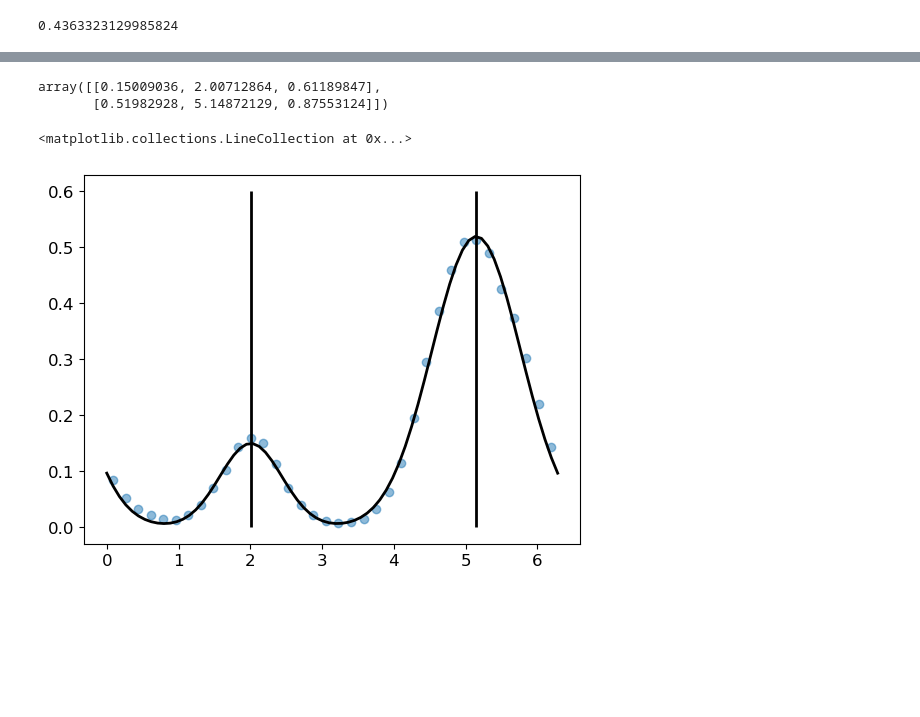
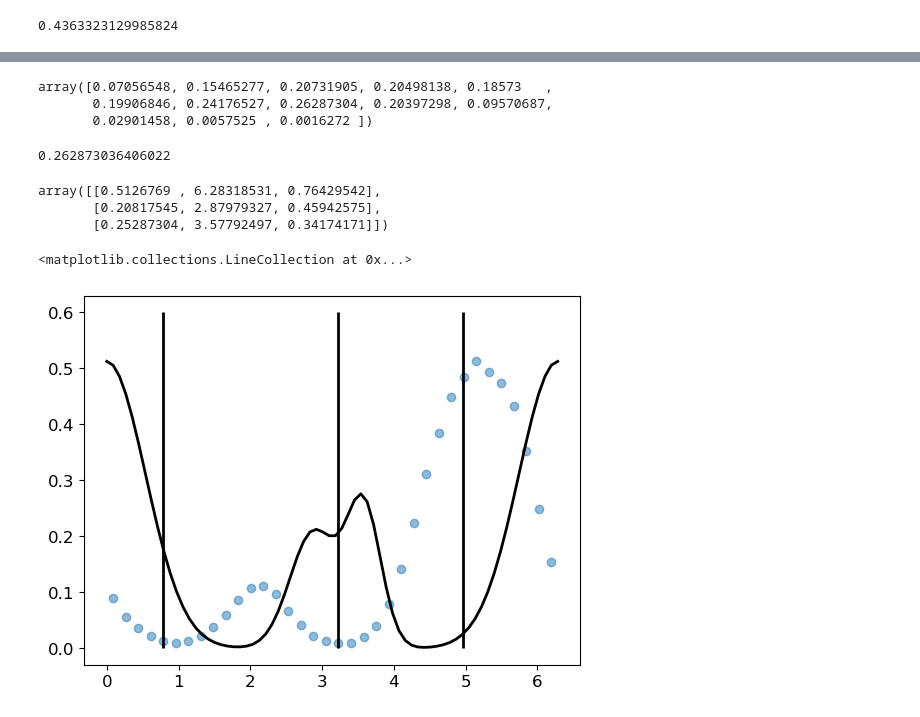
Before and after one commit to rinikerlab/TorsionAngularBinStrings, a Jupyter notebook: Demos/TestingNewAPI.ipynb, the cells around one changed output, grey strips where cells are left out. Drawn from its saved outputs; the diff is of its cells as text; code cells hidden in the pictures; blank space fills up the shorter version.

```diff
--- a/Demos/TestingNewAPI.ipynb
+++ b/Demos/TestingNewAPI.ipynb
@@ -75,7 +75,7 @@ torInfo.torsionTypes
  <TorsionType.SMALL_RING: 2>,
  <TorsionType.SMALL_RING: 2>]
 # %%
-customProfiles = GetTorsionProfilesFromMDTraj(md.load("../Data/CustomTABS/conformational_ensemble_smiles_id_0_openff200_tip3p_0_161311_output_stripped.h5"), torInfo.indices)
+customProfiles = GetTorsionProfilesFromMDTraj(md.load("../Data/CustomTABS/conformational_ensemble_smiles_id_0_openff200_CO_0_161311_output_stripped.h5"), torInfo.indices)
 customProfiles.shape
 # %% [output]
 (250000, 11)
@@ -92,5 +92,5 @@ xHist[2]
 # %% [output]
 0.4363323129985824
 # %%
-coeffs, peaks = fits.ComputeGaussianFit(xHist,yHists[3],yHistsCount[3],binsize)
+coeffs, peaks = fits.ComputeGaussianFit(xHist,yHists[4],yHistsCount[4],binsize)
 # %% [output]
@@ -104,18 +154,32 @@ center 5.148721293383271
+# %%
+weights
+# %% [output]
+array([0.07056548, 0.15465277, 0.20731905, 0.20498138, 0.18573   ,
+       0.19906846, 0.24176527, 0.26287304, 0.20397298, 0.09570687,
+       0.02901458, 0.0057525 , 0.0016272 ])
+# %%
+np.max(weights)
+# %% [output]
+0.262873036406022
 # %%
 coeffs
 # %% [output]
-array([[0.15009036, 2.00712864, 0.61189847],
-       [0.51982928, 5.14872129, 0.87553124]])
+array([[0.5126769 , 6.28318531, 0.76429542],
+       [0.20817545, 2.87979327, 0.45942575],
+       [0.25287304, 3.57792497, 0.34174171]])
 # %%
 plt.scatter(xHist, yHists[3], alpha=0.5)
 xfit = np.linspace(0, 2*np.pi, 72)
 # yfit = fits.FitFunc.GAUSS.call(coeffsDjahan, xfit)
 yfit2 = fits.FitFunc.GAUSS.call(coeffs, xfit)
 # plt.plot(xfit, yfit, 'r-', lw=2)
 plt.plot(xfit, yfit2, 'k-', lw=2)
-plt.vlines(xHist[11], 0, 0.6, colors='k', lw=2)
-plt.vlines(xHist[29], 0, 0.6, colors='k', lw=2)
+#plt.vlines(xHist[5], 0, 0.6, colors='k', lw=2)
+#plt.vlines(xHist[18], 0, 0.6, colors='k', lw=2)
+plt.vlines(0.78, 0, 0.6, colors='k', lw=2)
+plt.vlines(3.22, 0, 0.6, colors='k', lw=2)
+plt.vlines(4.96, 0, 0.6, colors='k', lw=2)
 # %% [output]
 <matplotlib.collections.LineCollection at 0x...>
-[figure, old version]
+[figure, new version]
 # %%
```
Also changed, not shown: parts of 10 cells of this notebook.
